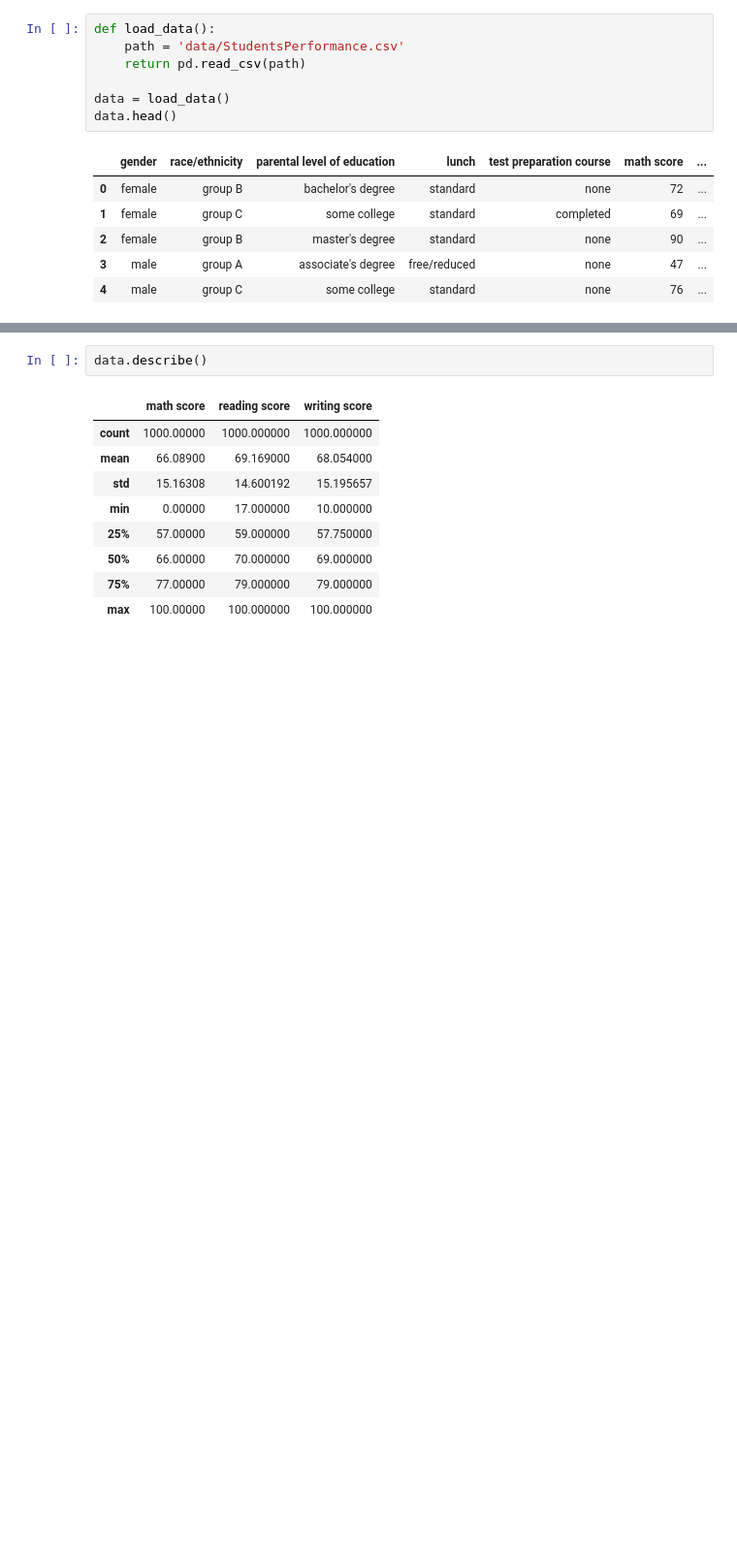
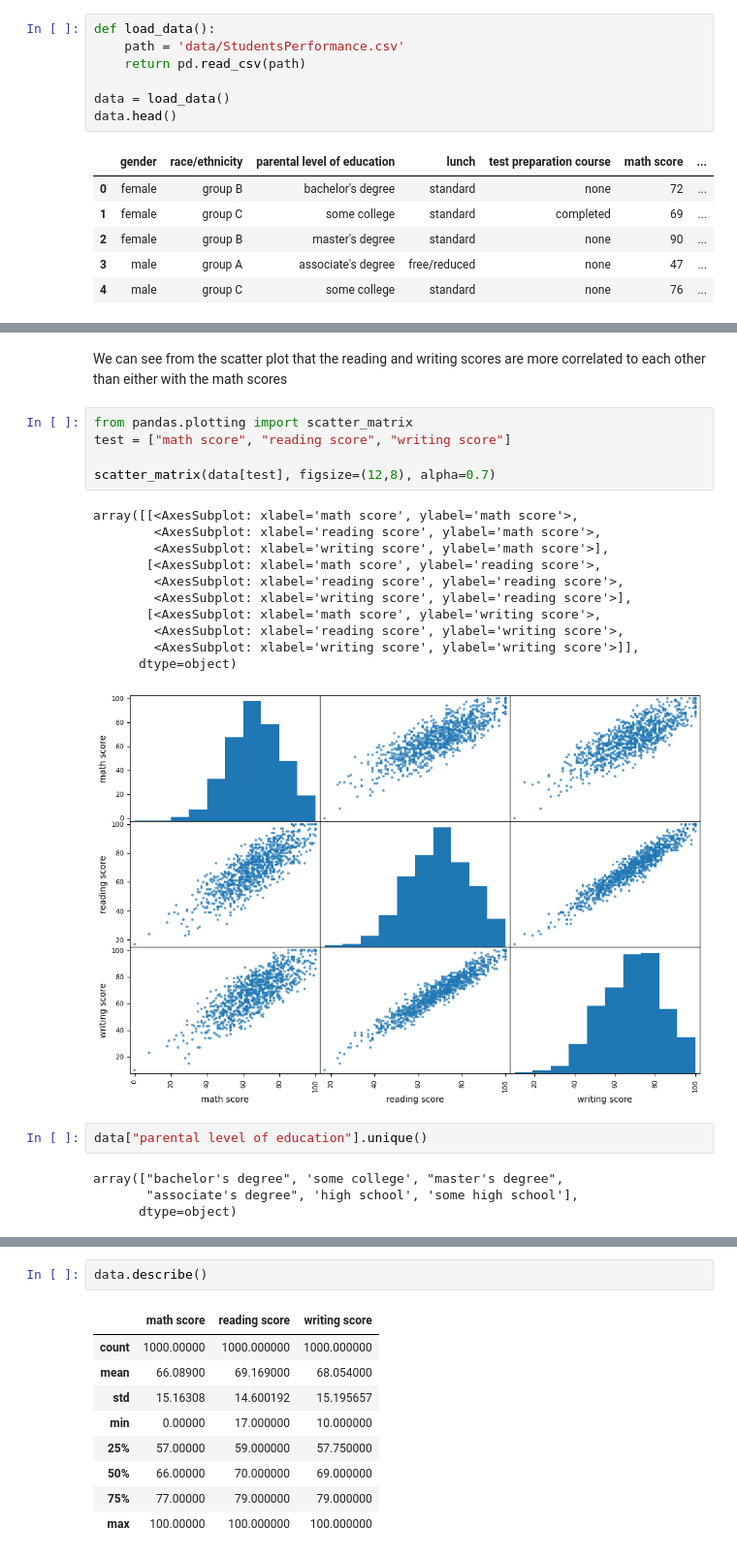
Before and after one commit to lascha212/F21DL, a Jupyter notebook: labs.ipynb, the cells around one changed output, grey strips where cells are left out. Shown at 97% size. Drawn from its saved outputs; the diff is of its cells as text; blank space fills up the shorter version.

```diff
--- a/labs.ipynb
+++ b/labs.ipynb
@@ -31,0 +40,25 @@ data.head()
+# %% [markdown]
+We can see from the scatter plot that the reading and writing scores are more correlated to each other than either with the math scores
+# %%
+from pandas.plotting import scatter_matrix
+test = ["math score", "reading score", "writing score"]
+
+scatter_matrix(data[test], figsize=(12,8), alpha=0.7)
+# %% [output]
+array([[<AxesSubplot: xlabel='math score', ylabel='math score'>,
+        <AxesSubplot: xlabel='reading score', ylabel='math score'>,
+        <AxesSubplot: xlabel='writing score', ylabel='math score'>],
+       [<AxesSubplot: xlabel='math score', ylabel='reading score'>,
+        <AxesSubplot: xlabel='reading score', ylabel='reading score'>,
+        <AxesSubplot: xlabel='writing score', ylabel='reading score'>],
+       [<AxesSubplot: xlabel='math score', ylabel='writing score'>,
+        <AxesSubplot: xlabel='reading score', ylabel='writing score'>,
+        <AxesSubplot: xlabel='writing score', ylabel='writing score'>]],
+      dtype=object)
+[figure, added]
+# %%
+data["parental level of education"].unique()
+# %% [output]
+array(["bachelor's degree", 'some college', "master's degree",
+       "associate's degree", 'high school', 'some high school'],
+      dtype=object)
```
Also changed, not shown: parts of 4 cells of this notebook, 4 other files.
